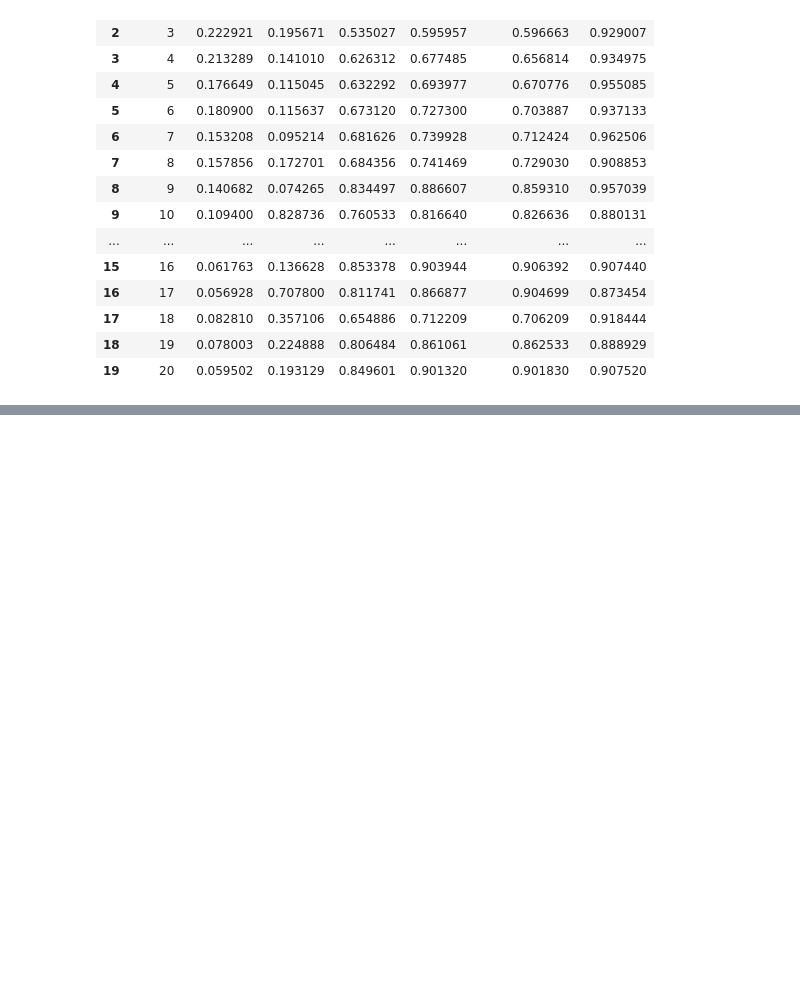
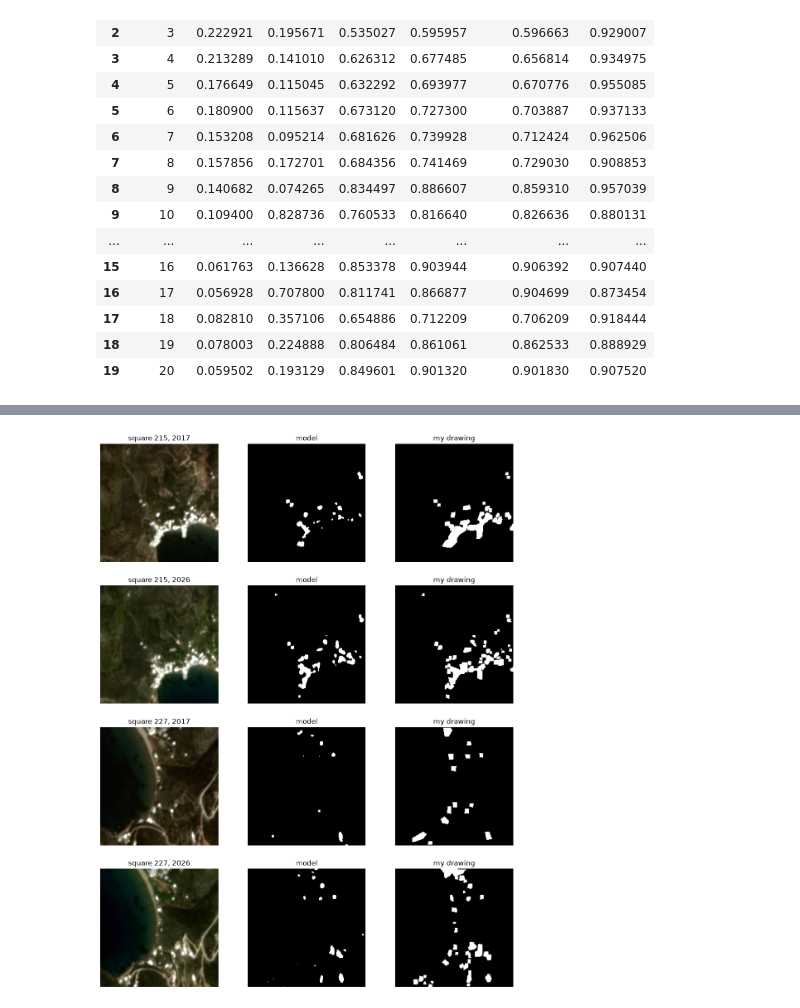
Before and after one commit to giuliamalisani/sds320_Malisani, a Jupyter notebook: project/notebooks/03_planet_model.ipynb, the cells around one changed output, grey strips where cells are left out. Cells and saved outputs as stored; diff of their text form; code cells hidden in the pictures; blank space fills up the shorter version.

```diff
--- a/project/notebooks/03_planet_model.ipynb
+++ b/project/notebooks/03_planet_model.ipynb
@@ -36,10 +36,12 @@ S = 200                                               # square size in pixels (6
 torch warmed up, device: mps
 # %%
 squares = gpd.read_file(PROC / "squares_600m.gpkg")
-squares = squares[squares.split != ""]                # only the 15 chosen squares (R: filter(split != ""))
+squares = squares[squares.split != ""]                # only the chosen squares (17) (R: filter(split != ""))
 
 b26 = gpd.read_file(LAB / "buildings.gpkg", layer="buildings_2026")
 b17 = gpd.read_file(LAB / "buildings.gpkg", layer="buildings_2017")
+b26["geometry"] = b26.make_valid()                  # repair outlines that cross themselves (R: st_make_valid())
+b17["geometry"] = b17.make_valid()
 print("CRS:", b26.crs, "|", b17.crs)                  # both should be EPSG:32635
 print("drawings 2026:", len(b26), "| 2017:", len(b17))
 
@@ -198,0 +290,19 @@ Val Loss - Best: 0.0743 | Final: 0.1931
+# %%
+ISLAND = PROJECT / "results" / "predictions" / "planet_island"
+ISLAND.mkdir(parents=True, exist_ok=True)
+
+for year in [2017, 2026]:
+    geoai.semantic_segmentation(
+        input_path=str(PROC / f"planet_{year}_u8.tif"),
+        output_path=str(ISLAND / f"buildings_{year}.tif"),
+        probability_path=str(ISLAND / f"prob_{year}.tif"),
+        model_path=str(MODELS / "planet_unet" / "best_model.pth"),
+        architecture="unet",
+        encoder_name="resnet34",
+        num_channels=4,
+        num_classes=2,
+        window_size=128,
+        overlap=64,
+        batch_size=8,
+    )
+    print(year, "done")
@@ -198,0 +365,17 @@ Val Loss - Best: 0.0743 | Final: 0.1931
+# %%
+fig, axes = plt.subplots(4, 3, figsize=(13, 17))
+for i, (sid, year) in enumerate([(215, 2017), (215, 2026), (227, 2017), (227, 2026)]):
+    name = f"sq{sid:03d}.tif"
+    img = read_square(TRAIN / f"test_{year}" / "images" / name, 0, 0, band=[3, 2, 1])   # red, green, blue
+    axes[i, 0].imshow(np.moveaxis(img, 0, -1))                   # (R: plotRGB())
+    axes[i, 1].imshow(pred[(year, sid)], cmap="gray")
+    axes[i, 2].imshow(truth[(year, sid)], cmap="gray")
+    axes[i, 0].set_title(f"square {sid}, {year}")
+    axes[i, 1].set_title("model")
+    axes[i, 2].set_title("my drawing")
+for a in axes.flat:
+    a.axis("off")
+plt.savefig(PROJECT / "results" / "figures" / "test_problem_squares.png", dpi=150, bbox_inches="tight")
+plt.show()
+# %% [output]
+[figure, added]
```
Also changed, not shown: parts of 5 cells of this notebook, 8 other files.
